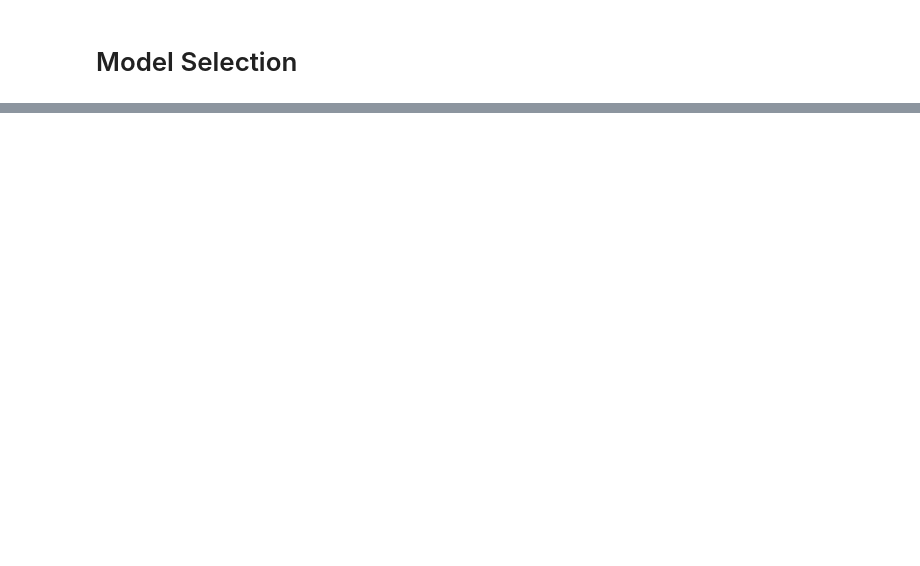
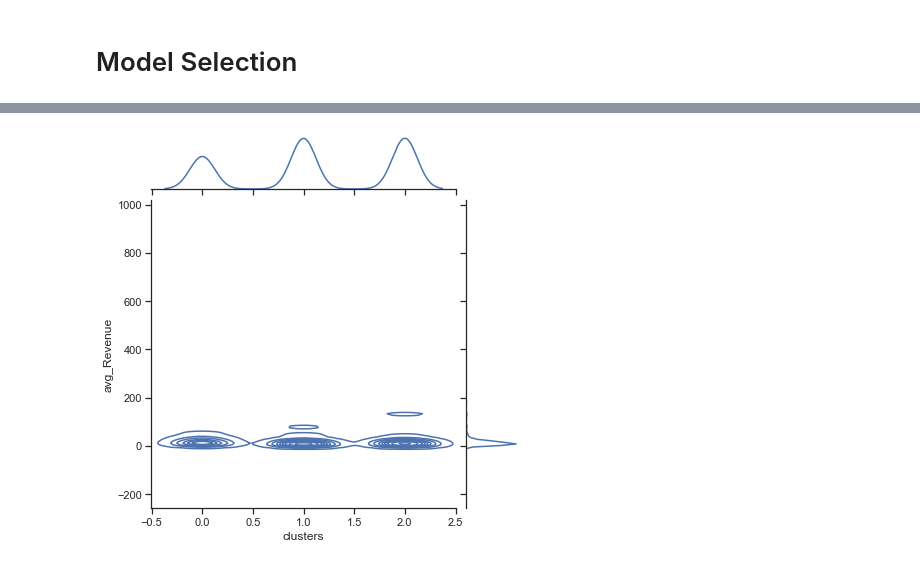
Before and after one commit to nastiag67/online-retail-clustering, a Jupyter notebook: README.ipynb, the cells around one changed output, grey strips where cells are left out. Drawn from its saved outputs; the diff is of its cells as text; code cells hidden in the pictures; blank space fills up the shorter version.

```diff
--- a/README.ipynb
+++ b/README.ipynb
@@ -166,3 +227,3 @@ model_kmeans, ypred_kmeans = clustering.check_model(name, model, steps, plot)
 # %%
-df_clustering.loc[:,'clusters'] = ypred_kmeans
-df_clustering[['CustomerID', 'clusters']]
+df_clustering['clusters'] = ypred_kmeans
+df_clustering_res = df_clustering[['CustomerID', 'clusters']].copy()
@@ -168,0 +238,3 @@ df_clustering[['CustomerID', 'clusters']]
+# %%
+df_res = pd.merge(df_clustering_res, df_profiling.drop_duplicates(), how='left', left_on='CustomerID', right_index=True)
+df_res
@@ -168,0 +255,9 @@ df_clustering[['CustomerID', 'clusters']]
+# %%
+g = sns.jointplot(
+    data=df_res,
+    x="clusters", y="avg_Revenue",
+#     hue="species",
+    kind="kde",
+)
+# %% [output]
+[figure, added]
```
Also changed, not shown: parts of 11 cells of this notebook, 1 other file.
